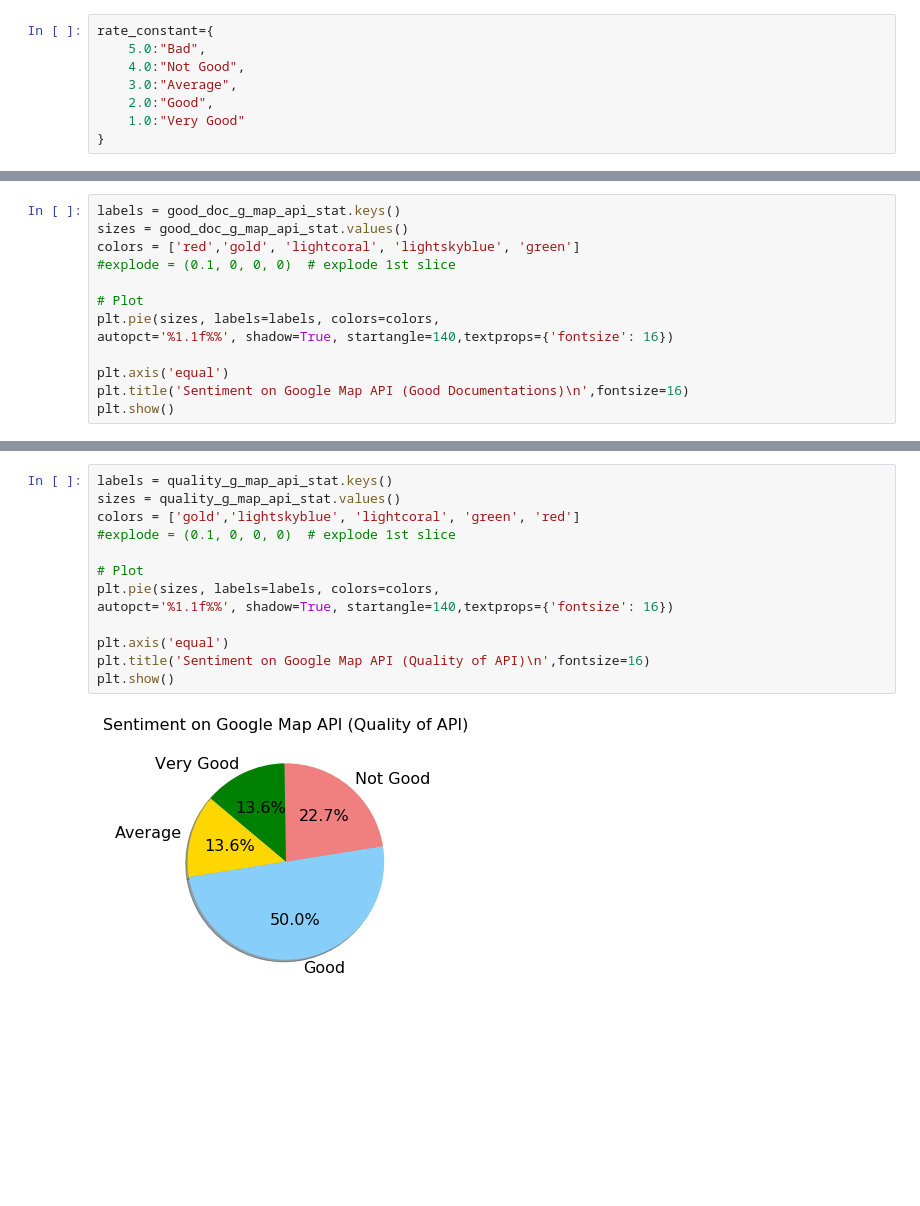
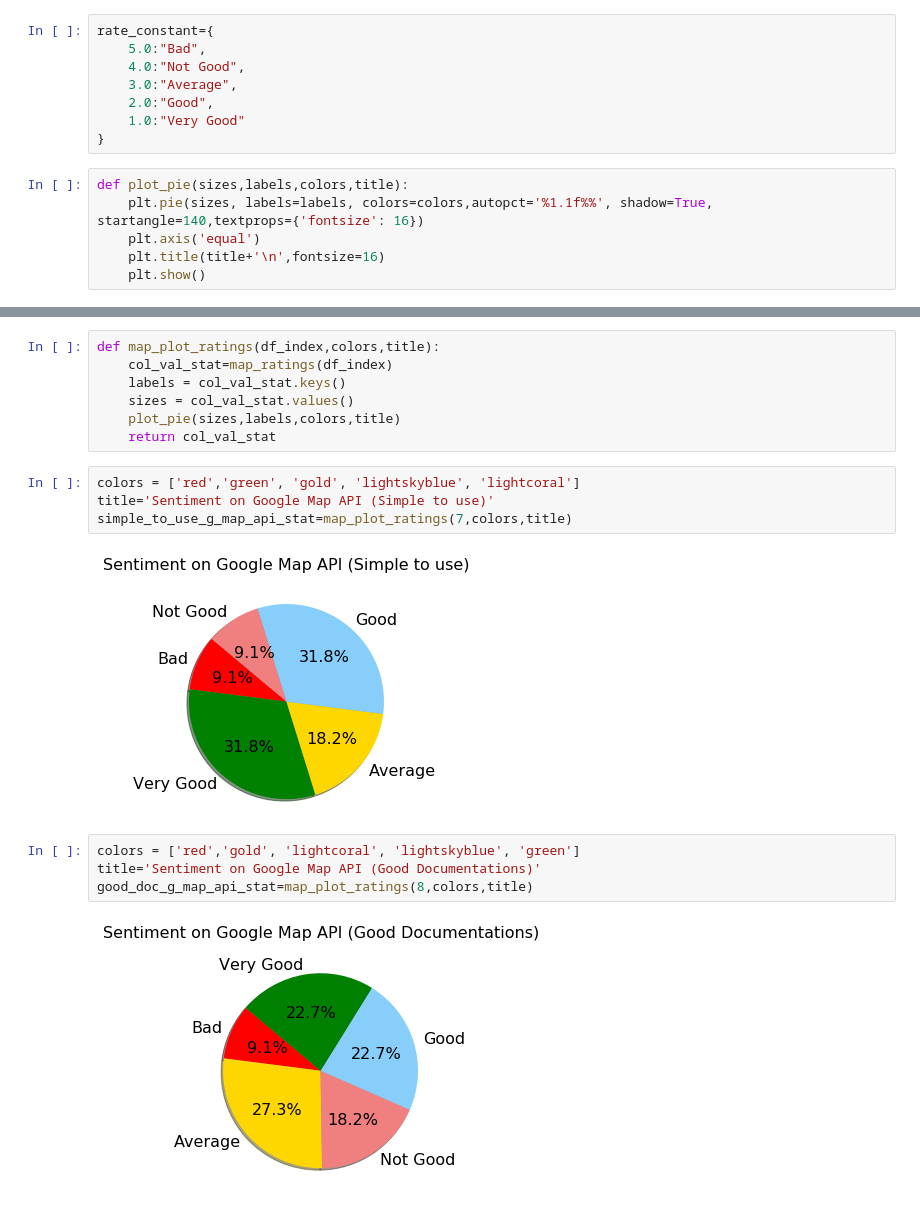
Before and after one commit to mzkaramat/DeveloperReactionToAPIChanges, a Jupyter notebook: Mainak/analyzed_survey.ipynb, the cells around one changed output, grey strips where cells are left out. Cells and saved outputs as stored; diff of their text form; blank space fills up the shorter version.

```diff
--- a/Mainak/analyzed_survey.ipynb
+++ b/Mainak/analyzed_survey.ipynb
@@ -148,4 +148,10 @@ rate_constant={
     2.0:"Good",
     1.0:"Very Good"
 }
+# %%
+def plot_pie(sizes,labels,colors,title):
+    plt.pie(sizes, labels=labels, colors=colors,autopct='%1.1f%%', shadow=True, startangle=140,textprops={'fontsize': 16})
+    plt.axis('equal')
+    plt.title(title+'\n',fontsize=16)
+    plt.show()
 # %%
@@ -188,13 +166,0 @@ good_doc_g_map_api_stat
-# %%
-labels = good_doc_g_map_api_stat.keys()
-sizes = good_doc_g_map_api_stat.values()
-colors = ['red','gold', 'lightcoral', 'lightskyblue', 'green']
-#explode = (0.1, 0, 0, 0)  # explode 1st slice
-
-# Plot
-plt.pie(sizes, labels=labels, colors=colors,
-autopct='%1.1f%%', shadow=True, startangle=140,textprops={'fontsize': 16})
-
-plt.axis('equal')
-plt.title('Sentiment on Google Map API (Good Documentations)\n',fontsize=16)
-plt.show()
@@ -214,15 +167,19 @@ quality_g_map_api_stat
-# %%
-labels = quality_g_map_api_stat.keys()
-sizes = quality_g_map_api_stat.values()
-colors = ['gold','lightskyblue', 'lightcoral', 'green', 'red']
-#explode = (0.1, 0, 0, 0)  # explode 1st slice
-
-# Plot
-plt.pie(sizes, labels=labels, colors=colors,
-autopct='%1.1f%%', shadow=True, startangle=140,textprops={'fontsize': 16})
-
-plt.axis('equal')
-plt.title('Sentiment on Google Map API (Quality of API)\n',fontsize=16)
-plt.show()
-# %% [output]
-[figure, removed]
+# %%
+def map_plot_ratings(df_index,colors,title):
+    col_val_stat=map_ratings(df_index)
+    labels = col_val_stat.keys()
+    sizes = col_val_stat.values()
+    plot_pie(sizes,labels,colors,title)
+    return col_val_stat
+# %%
+colors = ['red','green', 'gold', 'lightskyblue', 'lightcoral']
+title='Sentiment on Google Map API (Simple to use)'
+simple_to_use_g_map_api_stat=map_plot_ratings(7,colors,title)
+# %% [output]
+[figure, added]
+# %%
+colors = ['red','gold', 'lightcoral', 'lightskyblue', 'green']
+title='Sentiment on Google Map API (Good Documentations)'
+good_doc_g_map_api_stat=map_plot_ratings(8,colors,title)
+# %% [output]
+[figure, added]
```
Also changed, not shown: parts of 11 cells of this notebook, 5 other files.
